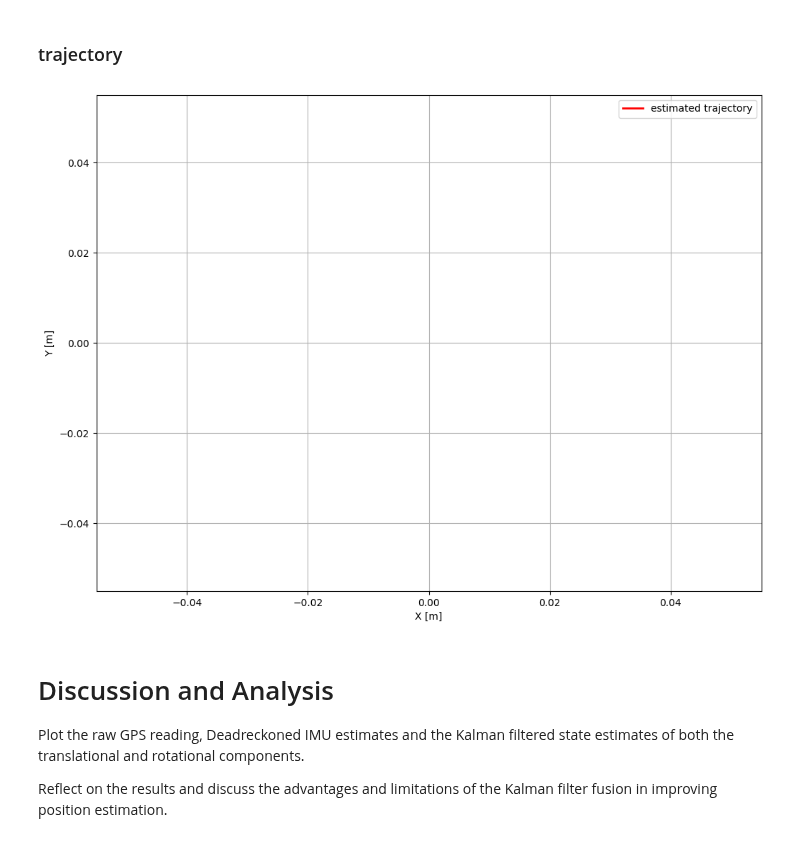
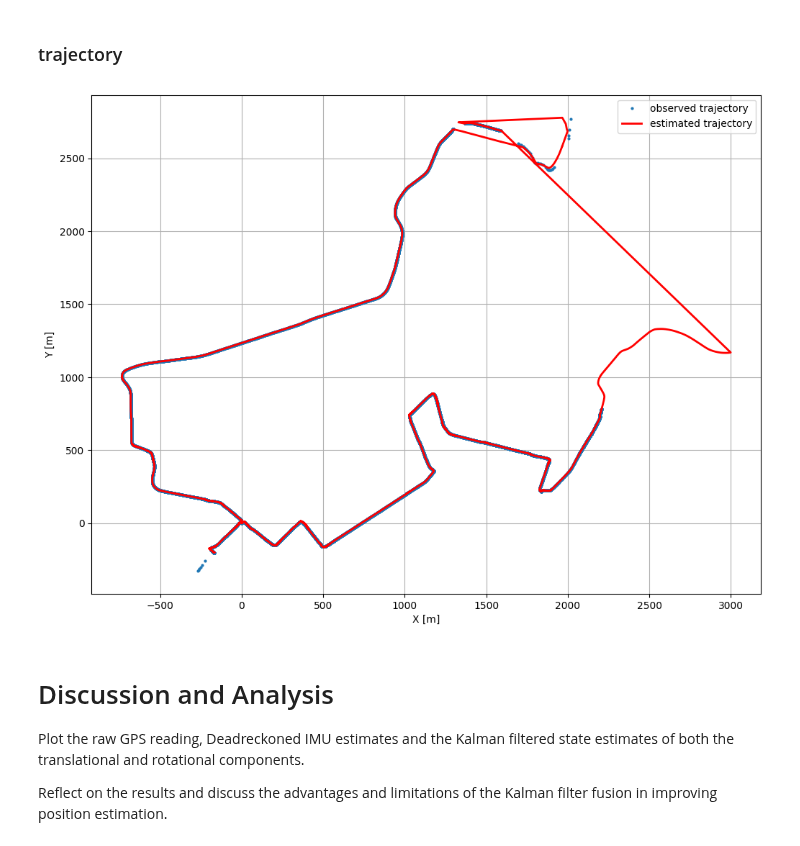
Before and after one commit to meuliano/AutonomousFieldRobotics, a Jupyter notebook: HW5/hw5_euliano.ipynb, the cells around one changed output. Drawn from its saved outputs; the diff is of its cells as text; code cells hidden in the pictures.

```diff
--- a/HW5/hw5_euliano.ipynb
+++ b/HW5/hw5_euliano.ipynb
@@ -228,11 +322,11 @@ my_gps_data = interpolate_gps_data(imu_time.index[:], gps_time.index[np.logical_
 # %%
-my_gps_x = []
-my_gps_y = []
+my_gps_x = gps_x#[]
+my_gps_y = gps_y #[]
 
 
-for i in range(len(my_gps_data)):
-    my_gps_x.append(my_gps_data[i][0])
-    my_gps_y.append(my_gps_data[i][1])
+# for i in range(len(my_gps_data)):
+#     my_gps_x.append(my_gps_data[i][0])
+#     my_gps_y.append(my_gps_data[i][1])
 # %%
 fig, ax = plt.subplots(1, 2, figsize=(16, 6))
 ax[0].plot(gps_x, gps_y)
@@ -265,7 +354,7 @@ nan
 from extended_kalman_filter import ExtendedKalmanFilter as EKF
 from utils import normalize_angles
 
-N = len(imu_time.index[:])  # number of data point
+N = len(imu_t)  # number of data point
 # %%
 # initialize Kalman filter
 kf = EKF(x, P)
@@ -281,9 +370,11 @@ var_y = [P[1, 1],]
 var_theta = [P[2, 2],]
 
 t_last = 0.
+gps_idx = 0
+t_last = gps_t[gps_idx]
+
 for t_idx in range(1, N-1):
-    t = imu_time.index[t_idx]
-    dt = t - t_last
+    dt = imu_t[t_idx] - imu_t[t_idx - 1]
 
     # get control input `u = [v, omega] + noise`
     u = np.array([
@@ -298,14 +389,21 @@ for t_idx in range(1, N-1):
     # propagate!
     kf.propagate(u, dt, R)
 
-    # get measurement `z = [x, y] + noise`
-    z = np.array([
-        my_gps_x[t_idx],
-        my_gps_y[t_idx]
-    ])
+    if (imu_t[t_idx] > t_last):
+        # get measurement `z = [x, y] + noise`
+        z = np.array([
+            my_gps_x[gps_idx],
+            my_gps_y[gps_idx]
+        ])
 
-    # update!
-    kf.update(z, Q)
+        # update!
+        kf.update(z, Q)
+
+        gps_idx += 1
+
+        t_last = gps_t[gps_idx]
+
+
 
     # save estimated state to analyze later
     mu_x.append(kf.x[0])
@@ -317,8 +415,6 @@ for t_idx in range(1, N-1):
     var_y.append(kf.P[1, 1])
     var_theta.append(kf.P[2, 2])
 
-    t_last = t
-
 
 mu_x = np.array(mu_x)
 mu_y = np.array(mu_y)
@@ -334,20 +435,20 @@ var_theta = np.array(var_theta)
 # %%
 fig, ax = plt.subplots(1, 1, figsize=(12, 9))
 
 # xs, ys, _ = gt_trajectory_xyz
 # ax.plot(xs, ys, lw=2, label='ground-truth trajectory')
 
-# xs, ys, _ = gt_trajectory_xyz
-# ax.plot(xs, ys, lw=0, marker='.', markersize=4, alpha=1., label='observed trajectory')
+xs, ys, _ = gt_trajectory_xyz
+ax.plot(xs, ys, lw=0, marker='.', markersize=4, alpha=1., label='observed trajectory')
 
 ax.plot(mu_x, mu_y, lw=2, label='estimated trajectory', color='r')
 
 ax.set_xlabel('X [m]')
 ax.set_ylabel('Y [m]')
 ax.legend()
 ax.grid()
 # %% [output]
-[figure, old version]
+[figure, new version]
 # %% [markdown]
 # Discussion and Analysis
 Plot the raw GPS reading, Deadreckoned IMU estimates and the Kalman filtered state estimates of both the translational and rotational components.
```
Also changed, not shown: parts of 19 cells of this notebook.
